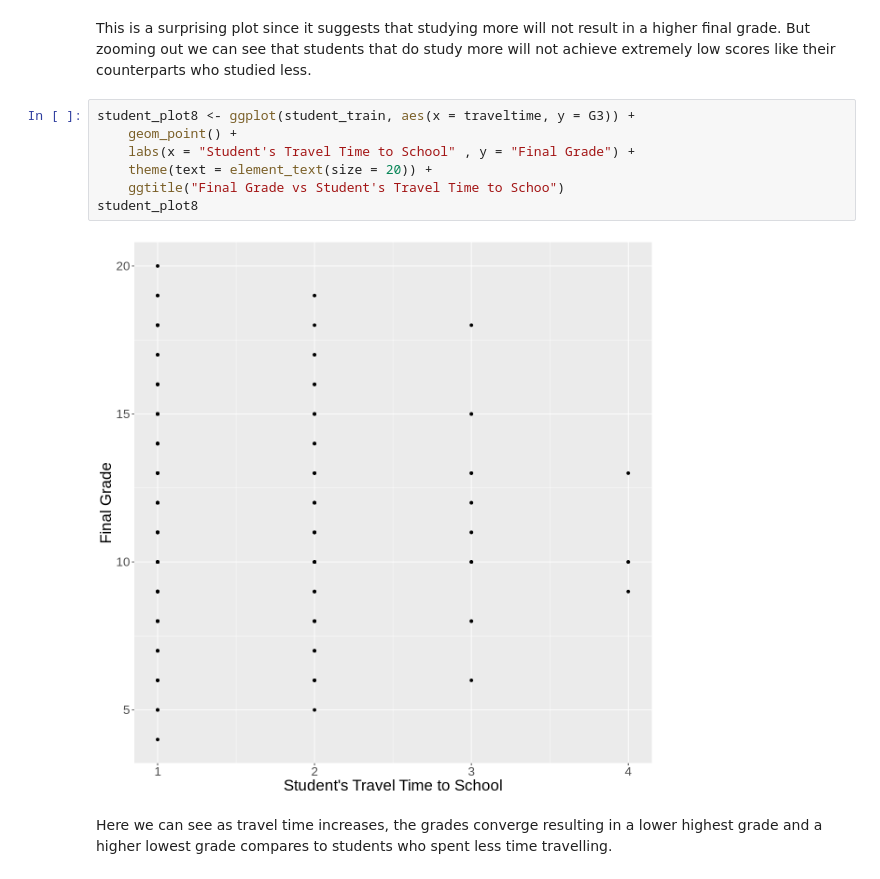
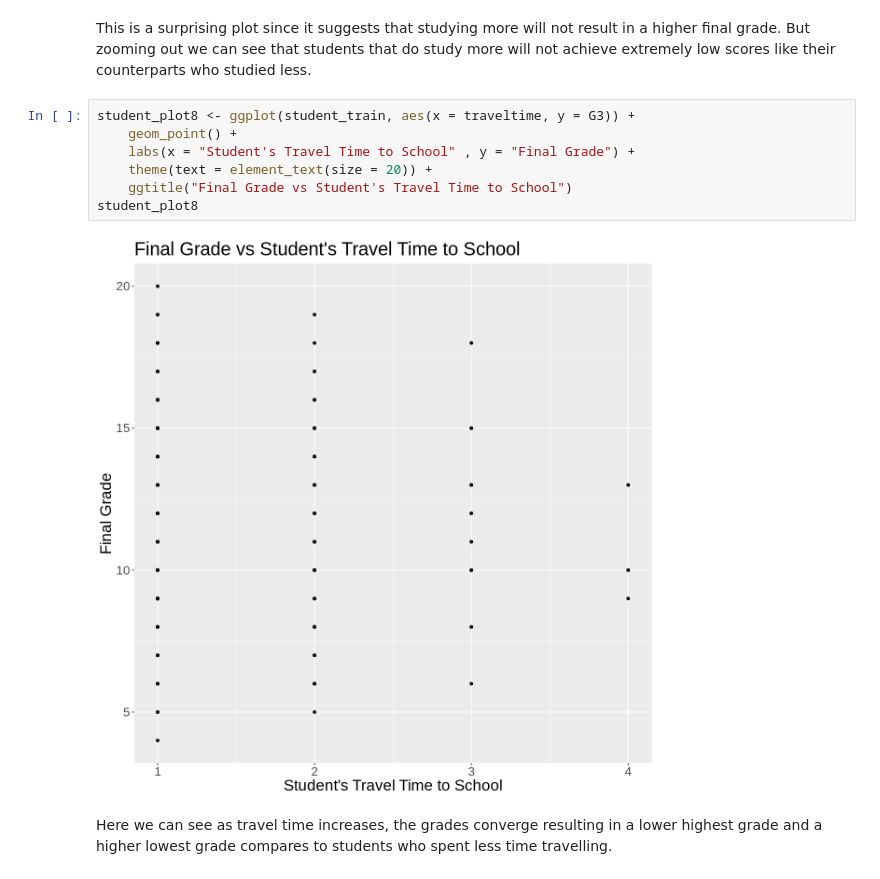
Before and after one commit to FelixNg21/DSCI100-project, a Jupyter notebook: Classification work.ipynb, the cells around one changed output. Cells and saved outputs as stored; diff of their text form.

```diff
--- a/Classification work.ipynb
+++ b/Classification work.ipynb
@@ -322,12 +322,12 @@ This is a surprising plot since it suggests that studying more will not result i
 # %%
 student_plot8 <- ggplot(student_train, aes(x = traveltime, y = G3)) +
     geom_point() +
     labs(x = "Student's Travel Time to School" , y = "Final Grade") +
     theme(text = element_text(size = 20)) +
-    ggtitle("Final Grade vs Student's Travel Time to Schoo")
+    ggtitle("Final Grade vs Student's Travel Time to School")
 student_plot8
 # %% [output]
-[figure, old version]
+[figure, new version]
 # %% [markdown]
 Here we can see as travel time increases, the grades converge resulting in a lower highest grade and a higher lowest grade compares to students who spent less time travelling.
 # %%
```
Also changed, not shown: parts of 4 cells of this notebook.
